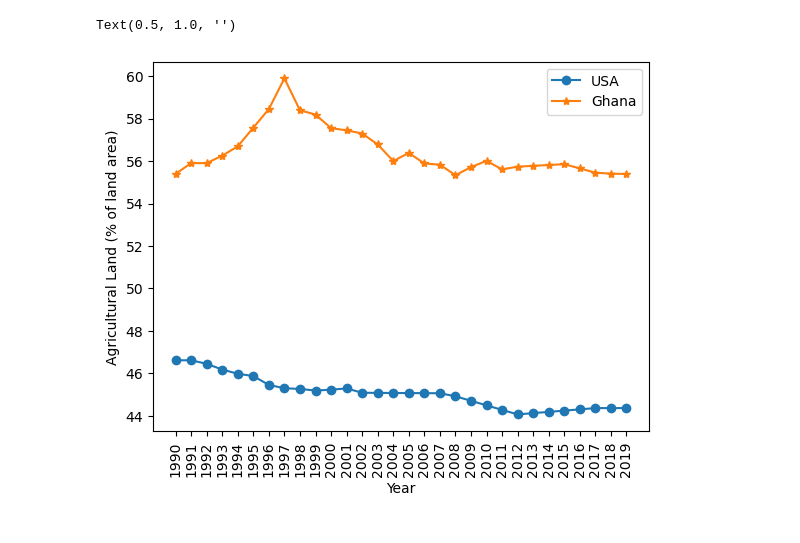
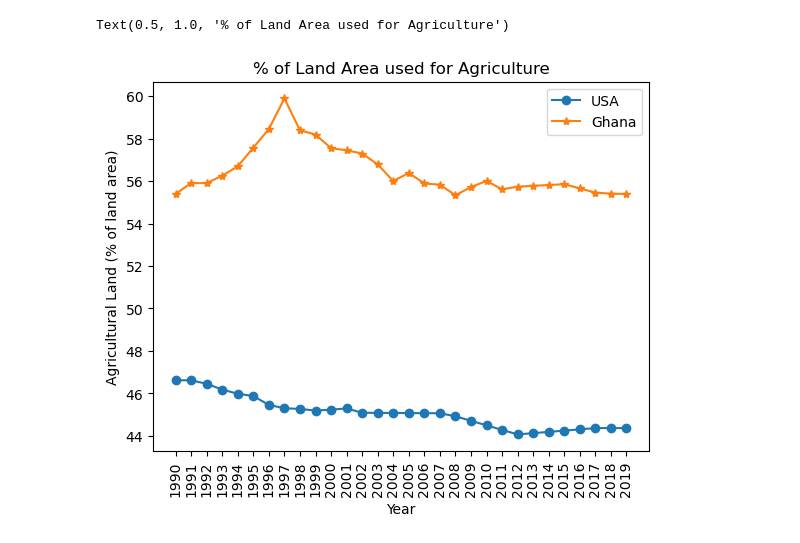
Before and after one commit to Dkconway4/Carbon-Emissions-Project, a Jupyter notebook: Project1_Carbon_Emissions-Copy1.ipynb, the cells around one changed output. Drawn from its saved outputs; the diff is of its cells as text; code cells hidden in the pictures.

```diff
--- a/Project1_Carbon_Emissions-Copy1.ipynb
+++ b/Project1_Carbon_Emissions-Copy1.ipynb
@@ -121,25 +189,25 @@ land_usage_gha_df
 # %%
 #create a line graph visualizing land use
 
 usaland_transposed= land_usage_usa_df.T
 head=usaland_transposed.iloc[1]
 usaland_transposed=usaland_transposed[2:]
 usaland_transposed.columns=head
 
 usaland_transposed
 
 ghland_transposed=land_usage_gha_df.T
 head2=ghland_transposed.iloc[1]
 ghland_transposed=ghland_transposed[2:]
 ghland_transposed.columns=head
 
 plt.plot(usaland_transposed, label='USA', marker='o')
 plt.plot(ghland_transposed, label='Ghana', marker='*')
 plt.legend(loc="upper right")
 plt.xticks(rotation=90)
 plt.xlabel("Year")
 plt.ylabel("Agricultural Land (% of land area)")
-plt.title("")
+plt.title("% of Land Area used for Agriculture")
 # %% [output]
-Text(0.5, 1.0, '')
+Text(0.5, 1.0, '% of Land Area used for Agriculture')
-[figure, old version]
+[figure, new version]
```
Also changed, not shown: parts of 7 cells of this notebook.
